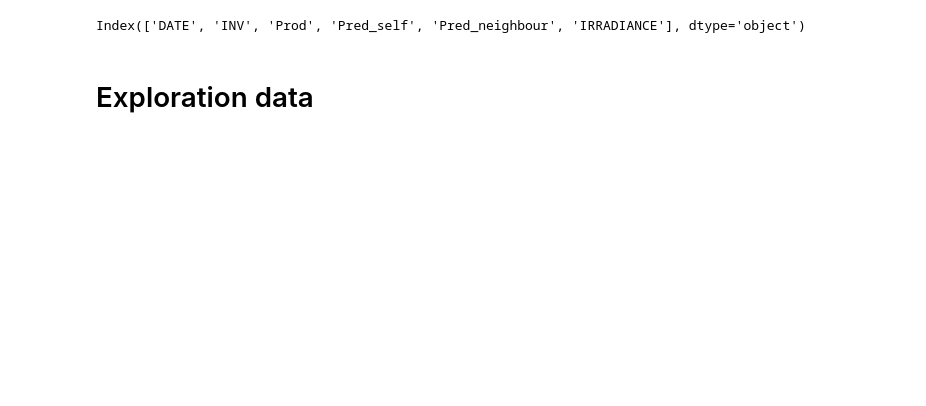
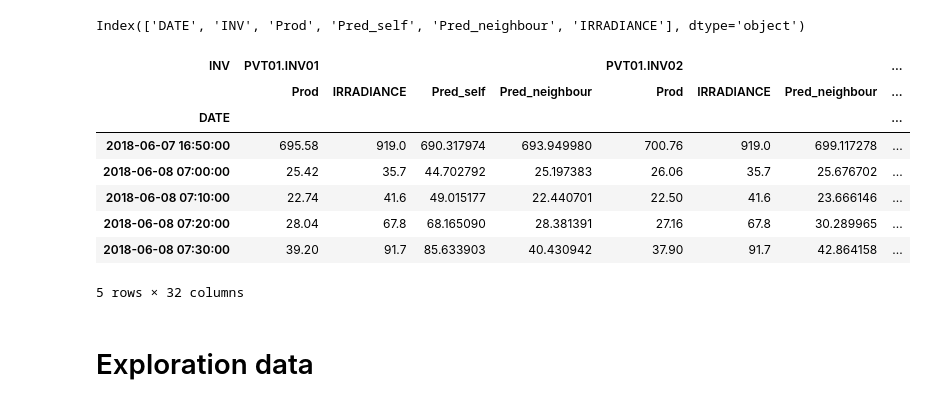
Before and after one commit to therondcharles/RAPPORTFILROUGE, a Jupyter notebook: Exploration/Filrouge1.ipynb, the cells around one changed output. Cells and saved outputs as stored; diff of their text form; code cells hidden in the pictures; blank space fills up the shorter version.

```diff
--- a/Exploration/Filrouge1.ipynb
+++ b/Exploration/Filrouge1.ipynb
@@ -13,6 +14,17 @@ d = file.set_index('DATE')
 a = d.pivot(columns='INV',values=['Prod','Pred_self','Pred_neighbour','IRRADIANCE'])
 # %%
 b = a.swaplevel(axis=1).sort_index(by="INV", axis=1)
+b.head()
+# %% [output]
+| INV | PVT01.INV01 |  |  |  | PVT01.INV02 |  |  | ... |
+|  | Prod | IRRADIANCE | Pred_self | Pred_neighbour | Prod | IRRADIANCE | Pred_neighbour | ... |
+| DATE |  |  |  |  |  |  |  | ... |
+| 2018-06-07 16:50:00 | 695.58 | 919.0 | 690.317974 | 693.949980 | 700.76 | 919.0 | 699.117278 | ... |
+| 2018-06-08 07:00:00 | 25.42 | 35.7 | 44.702792 | 25.197383 | 26.06 | 35.7 | 25.676702 | ... |
+| 2018-06-08 07:10:00 | 22.74 | 41.6 | 49.015177 | 22.440701 | 22.50 | 41.6 | 23.666146 | ... |
+| 2018-06-08 07:20:00 | 28.04 | 67.8 | 68.165090 | 28.381391 | 27.16 | 67.8 | 30.289965 | ... |
+| 2018-06-08 07:30:00 | 39.20 | 91.7 | 85.633903 | 40.430942 | 37.90 | 91.7 | 42.864158 | ... |
+5 rows × 32 columns
 # %%
 #A faire fonction moving average +plot
 # %% [markdown]
```
Also changed, not shown: parts of 4 cells of this notebook, 1 other file.
